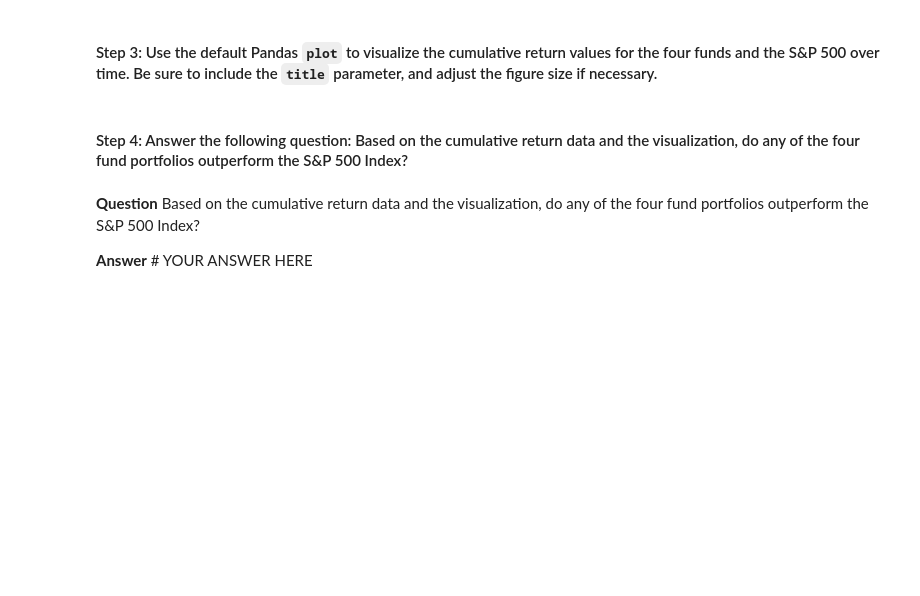
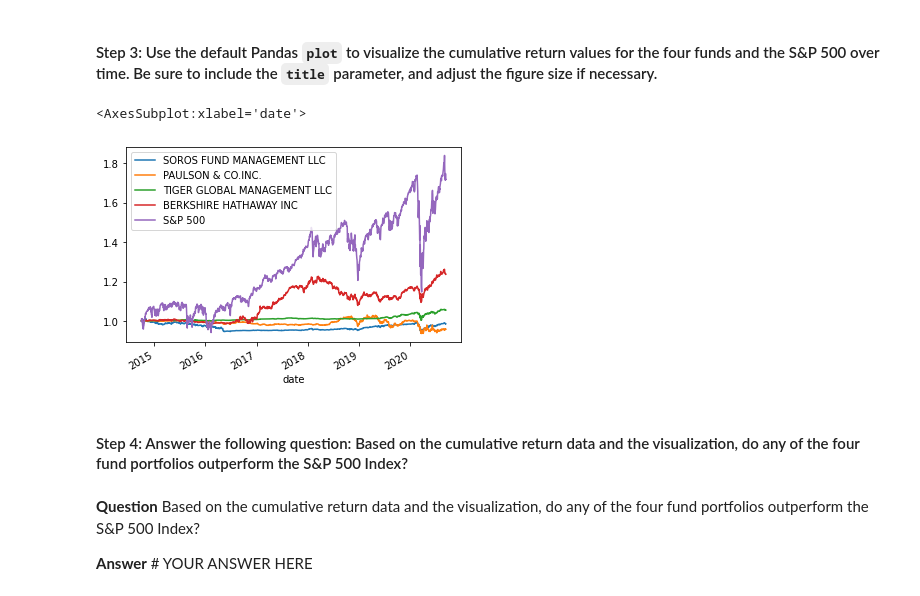
Before and after one commit to vishkast203/Challenge_Assignment-4, a Jupyter notebook: Starter_Code/risk_return_analysis.ipynb, the cells around one changed output. Saved outputs shown, nothing was run; the diff lists cells and outputs as text; code cells hidden in the pictures; blank space fills up the shorter version.

```diff
--- a/Starter_Code/risk_return_analysis.ipynb
+++ b/Starter_Code/risk_return_analysis.ipynb
@@ -192,5 +205,7 @@ Analyze the data to determine if any of the portfolios outperform the broader st
 #### Step 2: Use the Pandas `cumprod` function to calculate the cumulative returns for the four fund portfolios and the S&P 500. Review the last five rows of the cumulative returns DataFrame by using the Pandas `tail` function.
 # %%
 # Calculate and plot the cumulative returns of the 4 fund portfolios and the S&P 500
+navs_cumulative_returns = (1 + navs_daily_returns).cumprod()
+
 # Review the last 5 rows of the cumulative returns DataFrame
-# YOUR CODE HERE
+navs_cumulative_returns.tail()
@@ -199,7 +222,10 @@ Analyze the data to determine if any of the portfolios outperform the broader st
 # %%
 # Visualize the cumulative returns using the Pandas plot function
 # Include a title parameter and adjust the figure size
-# YOUR CODE HERE
+navs_cumulative_returns.plot()
+# %% [output]
+<AxesSubplot:xlabel='date'>
+[figure, added]
 # %% [markdown]
 #### Step 4: Answer the following question: Based on the cumulative return data and the visualization, do any of the four fund portfolios outperform the S&P 500 Index?
 # %% [markdown]
```
Also changed, not shown: parts of 3 cells of this notebook.
